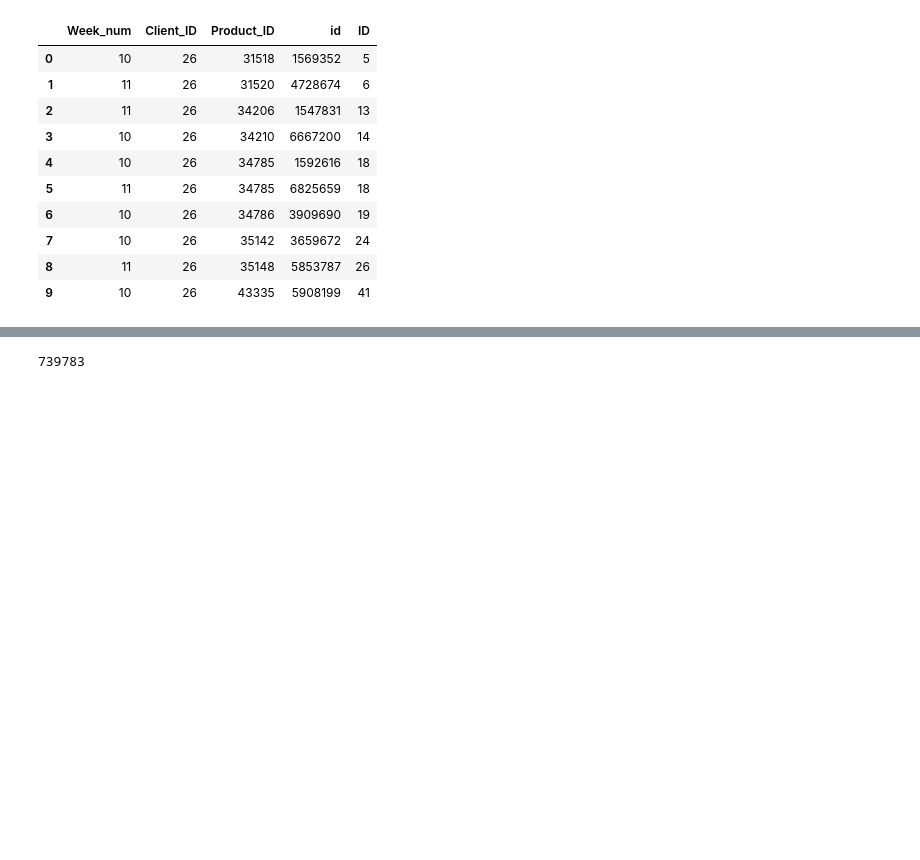
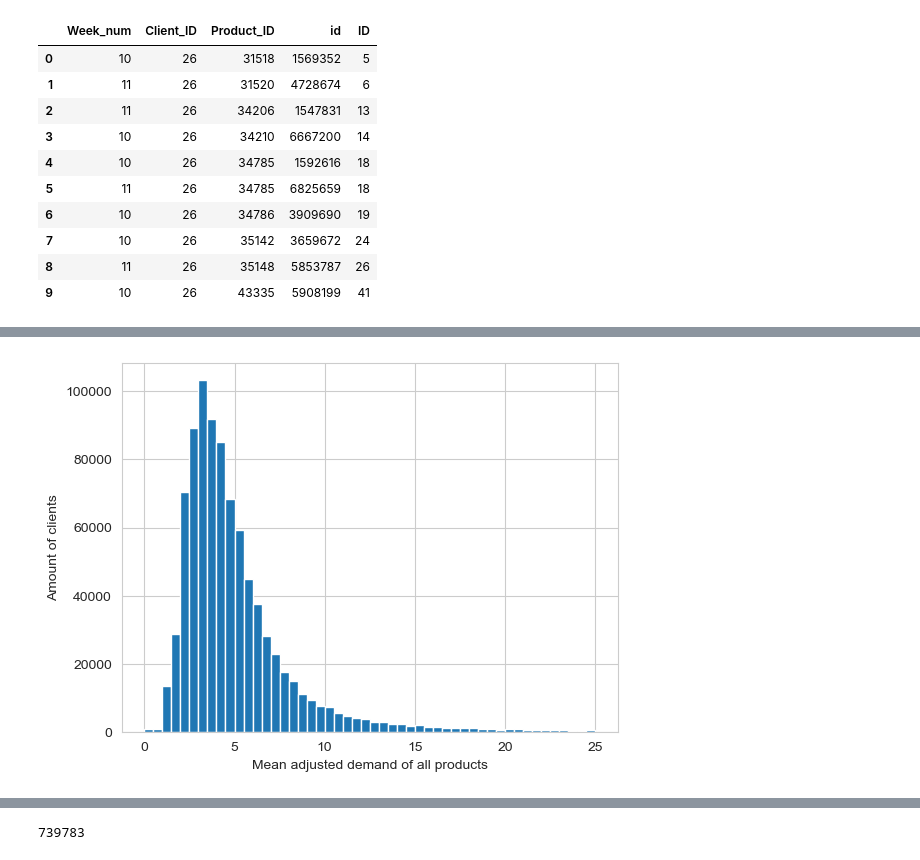
Before and after one commit to ElliotBlackstone/EWinter25_Product_Inventory, a Jupyter notebook: bakery_LR.ipynb, the cells around one changed output, grey strips where cells are left out. Saved outputs shown, nothing was run; the diff lists cells and outputs as text; code cells hidden in the pictures; blank space fills up the shorter version.

```diff
--- a/bakery_LR.ipynb
+++ b/bakery_LR.ipynb
@@ -102,0 +227,9 @@ test.head(10)
+# %%
+plt.hist(client_stats['adj_dem_mean'], bins=np.linspace(0,25,51))
+
+plt.xlabel("Mean adjusted demand of all products")
+plt.ylabel("Amount of clients")
+
+plt.show()
+# %% [output]
+[figure, added]
```
Also changed, not shown: parts of 23 cells of this notebook, 1 other file.
